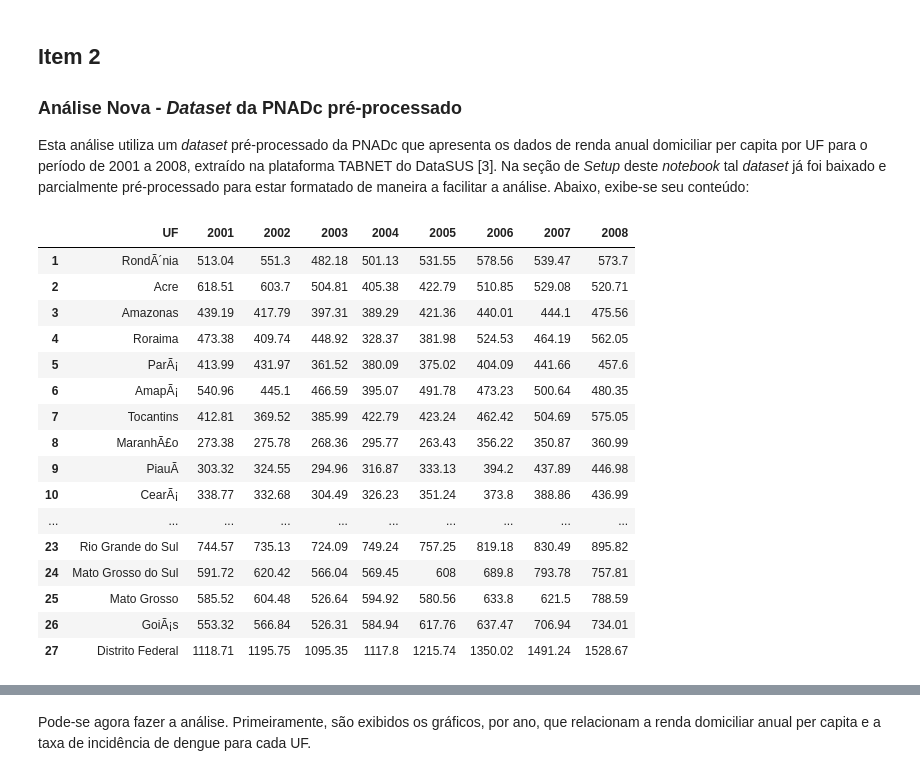
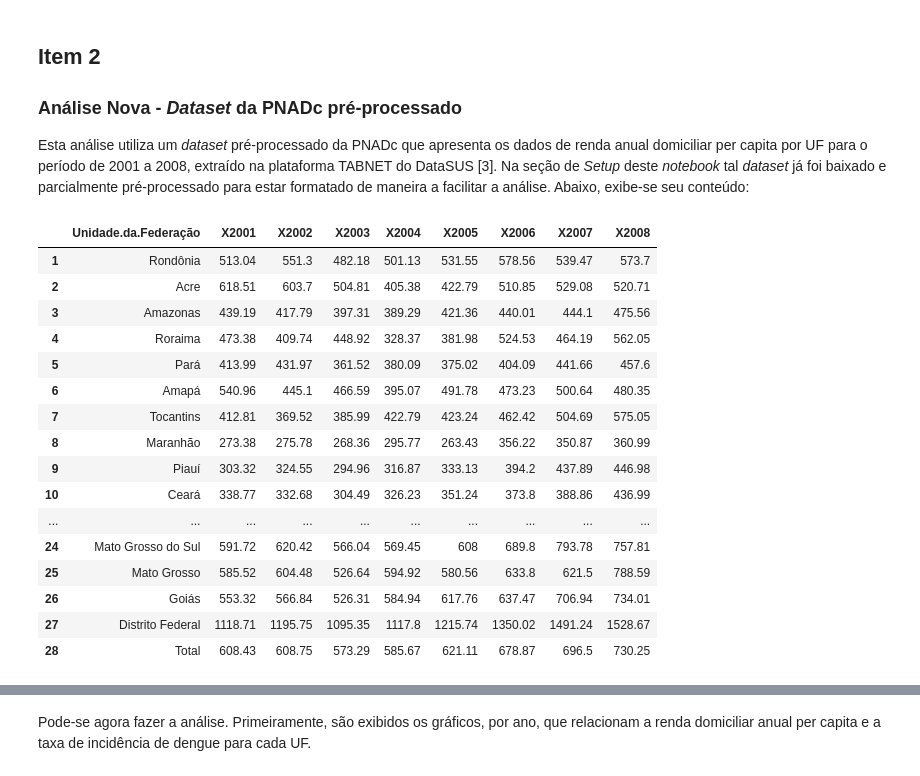
Before and after one commit to calmattoso/INF1335, a Jupyter notebook: A1/A1_1210553_Carlos_Mattoso.ipynb, the cells around one changed output, grey strips where cells are left out. Saved outputs shown, nothing was run; the diff lists cells and outputs as text; code cells hidden in the pictures.

```diff
--- a/A1/A1_1210553_Carlos_Mattoso.ipynb
+++ b/A1/A1_1210553_Carlos_Mattoso.ipynb
@@ -62,11 +62,11 @@ if (!file.exists(datasus.file.path)) {
     temp <- tempfile()
     download.file(url.datasus, destfile=temp, method='curl')
     # Abre o csv e faz um rápido pré-processamento para eliminar colunas e linhas desnecessárias
-    datasus.csv <- read.csv(temp, sep=';', skip=3, fileEncoding='cp1252')
+    datasus.csv <- read.csv(temp, sep=';', skip=3, fileEncoding='utf-8')
     datasus.cols <- names(datasus.csv)
     datasus.csv <- datasus.csv[, !(datasus.cols %in% grep("Informa", datasus.cols, value=T)), drop=F] # remove colunas de infos estatísticas
     datasus.csv <- datasus.csv[1:28,] # remove linhas desnecessárias no final do arquivo
-    write.csv(datasus.csv, file=datasus.file.path, row.names=F)
+    write.csv(datasus.csv, file=datasus.file.path, row.names=F, fileEncoding='utf-8')
     unlink(temp)
 } else {
     printf("Arquivo de renda do Datasus já existe!")
@@ -129,26 +129,24 @@ Acho que seria interessante avaliar a associação para dado ano entre gastos em
 
 Esta análise utiliza um _dataset_ pré-processado da PNADc que apresenta os dados de renda anual domiciliar per capita por UF para o período de 2001 a 2008, extraído na plataforma TABNET do DataSUS [3]. Na seção de _Setup_ deste _notebook_ tal _dataset_ já foi baixado e parcialmente pré-processado para estar formatado de maneira a facilitar a análise. Abaixo, exibe-se seu conteúdo:
 # %%
-datasus.csv <- read.csv(datasus.file.path, dec=",")
-names(datasus.csv) <- c('UF', 2001:2008)
-datasus.csv <- datasus.csv[1:27,]
+datasus.csv <- read.csv(datasus.file.path, dec=",", fileEncoding="utf-8")
 
 datasus.csv
 # %% [output]
-|  | UF | 2001 | 2002 | 2003 | 2004 | 2005 | 2006 | 2007 | 2008 |
-| 1 | RondÃ´nia | 513.04 | 551.3 | 482.18 | 501.13 | 531.55 | 578.56 | 539.47 | 573.7 |
+|  | Unidade.da.Federação | X2001 | X2002 | X2003 | X2004 | X2005 | X2006 | X2007 | X2008 |
+| 1 | Rondônia | 513.04 | 551.3 | 482.18 | 501.13 | 531.55 | 578.56 | 539.47 | 573.7 |
 | 2 | Acre | 618.51 | 603.7 | 504.81 | 405.38 | 422.79 | 510.85 | 529.08 | 520.71 |
 | 3 | Amazonas | 439.19 | 417.79 | 397.31 | 389.29 | 421.36 | 440.01 | 444.1 | 475.56 |
 | 4 | Roraima | 473.38 | 409.74 | 448.92 | 328.37 | 381.98 | 524.53 | 464.19 | 562.05 |
-| 5 | ParÃ¡ | 413.99 | 431.97 | 361.52 | 380.09 | 375.02 | 404.09 | 441.66 | 457.6 |
-| 6 | AmapÃ¡ | 540.96 | 445.1 | 466.59 | 395.07 | 491.78 | 473.23 | 500.64 | 480.35 |
+| 5 | Pará | 413.99 | 431.97 | 361.52 | 380.09 | 375.02 | 404.09 | 441.66 | 457.6 |
+| 6 | Amapá | 540.96 | 445.1 | 466.59 | 395.07 | 491.78 | 473.23 | 500.64 | 480.35 |
 | 7 | Tocantins | 412.81 | 369.52 | 385.99 | 422.79 | 423.24 | 462.42 | 504.69 | 575.05 |
-| 8 | MaranhÃ£o | 273.38 | 275.78 | 268.36 | 295.77 | 263.43 | 356.22 | 350.87 | 360.99 |
-| 9 | PiauÃ­ | 303.32 | 324.55 | 294.96 | 316.87 | 333.13 | 394.2 | 437.89 | 446.98 |
-| 10 | CearÃ¡ | 338.77 | 332.68 | 304.49 | 326.23 | 351.24 | 373.8 | 388.86 | 436.99 |
+| 8 | Maranhão | 273.38 | 275.78 | 268.36 | 295.77 | 263.43 | 356.22 | 350.87 | 360.99 |
+| 9 | Piauí | 303.32 | 324.55 | 294.96 | 316.87 | 333.13 | 394.2 | 437.89 | 446.98 |
+| 10 | Ceará | 338.77 | 332.68 | 304.49 | 326.23 | 351.24 | 373.8 | 388.86 | 436.99 |
 | ... | ... | ... | ... | ... | ... | ... | ... | ... | ... |
-| 23 | Rio Grande do Sul | 744.57 | 735.13 | 724.09 | 749.24 | 757.25 | 819.18 | 830.49 | 895.82 |
 | 24 | Mato Grosso do Sul | 591.72 | 620.42 | 566.04 | 569.45 | 608 | 689.8 | 793.78 | 757.81 |
 | 25 | Mato Grosso | 585.52 | 604.48 | 526.64 | 594.92 | 580.56 | 633.8 | 621.5 | 788.59 |
-| 26 | GoiÃ¡s | 553.32 | 566.84 | 526.31 | 584.94 | 617.76 | 637.47 | 706.94 | 734.01 |
+| 26 | Goiás | 553.32 | 566.84 | 526.31 | 584.94 | 617.76 | 637.47 | 706.94 | 734.01 |
 | 27 | Distrito Federal | 1118.71 | 1195.75 | 1095.35 | 1117.8 | 1215.74 | 1350.02 | 1491.24 | 1528.67 |
+| 28 | Total | 608.43 | 608.75 | 573.29 | 585.67 | 621.11 | 678.87 | 696.5 | 730.25 |
```
Also changed, not shown: parts of 4 cells of this notebook, 2 other files.
